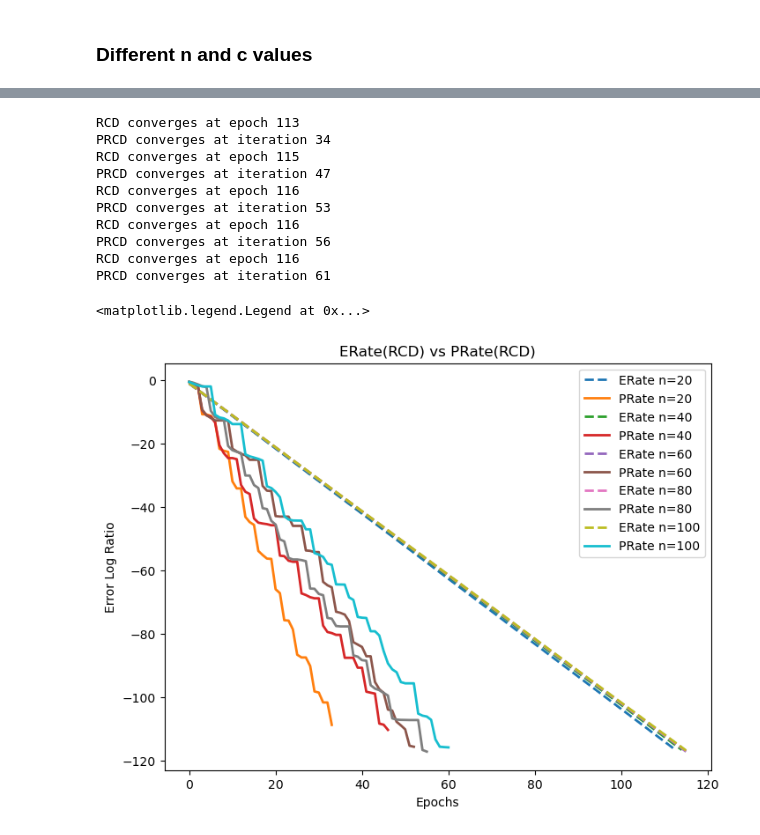
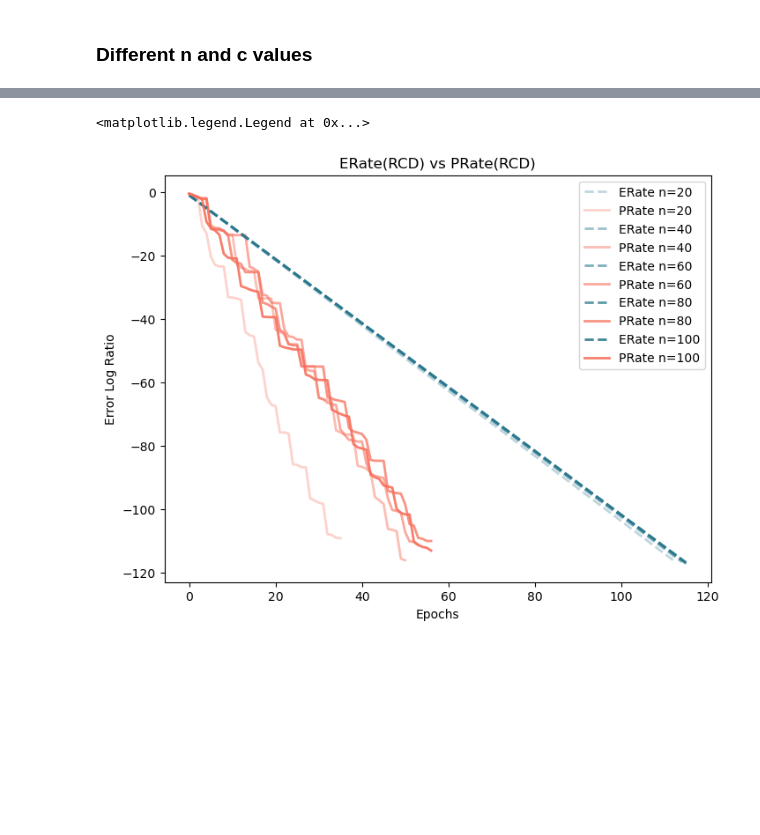
Before and after one commit to pinto2501/coordinate_descent, a Jupyter notebook: cbcd.ipynb, the cells around one changed output, grey strips where cells are left out. Drawn from its saved outputs; the diff is of its cells as text; code cells hidden in the pictures; blank space fills up the shorter version.

```diff
--- a/cbcd.ipynb
+++ b/cbcd.ipynb
@@ -6,6 +8,6 @@ import random
 # Initialization
 # %%
 EPOCHS = 5000
-n = 200
+n = 20
 c = 0.01
 # %%
@@ -217,10 +240,10 @@ for c in c_vals:
     shade = 0.30 + 0.60 * norm(c)
 
     ax.plot(np.arange(len(rcd_errors)), rcd_errors,
-            label=f"ERate c={c}", color=viridis_cmap(shade),
+            label=f"ERate c={c}", color=viridis_cmap(0.4), alpha=shade,
             linestyle="dashed", linewidth=2)
     ax.plot(np.arange(len(prcd_errors)), prcd_errors,
-            label=f"PRate c={c}", color=magma_cmap(shade),
+            label=f"PRate c={c}", color=magma_cmap(0.7), alpha=shade,
             linewidth=2)
 
 ax.set_xlabel("Epochs")
@@ -243,33 +256,26 @@ PRCD converges at iteration 51
 # %%
 fig, ax = plt.subplots(figsize=(8, 6))
 
 dimensions = [20, 40, 60, 80, 100]
+dim_norm = Normalize(vmin=min(dimensions), vmax=max(dimensions))
 
 for dim in dimensions:
     rcd_errors = run_rcd(EPOCHS, dim, c)
     prcd_errors = run_prcd(EPOCHS, dim, c)
 
+    shade = 0.30 + 0.60 * dim_norm(dim)
+
     ax.plot(np.arange(len(rcd_errors)), rcd_errors,
-            label=f"ERate n={dim}",
+            label=f"ERate n={dim}", color=viridis_cmap(0.4), alpha=shade,
             linestyle="dashed", linewidth=2)
     ax.plot(np.arange(len(prcd_errors)), prcd_errors,
-            label=f"PRate n={dim}",
+            label=f"PRate n={dim}", color=magma_cmap(0.7), alpha=shade,
             linewidth=2)
 
 ax.set_xlabel("Epochs")
 ax.set_ylabel("Error Log Ratio")
 ax.set_title("ERate(RCD) vs PRate(RCD)")
 ax.legend()
 # %% [output]
-RCD converges at epoch 113
-PRCD converges at iteration 34
-RCD converges at epoch 115
-PRCD converges at iteration 47
-RCD converges at epoch 116
-PRCD converges at iteration 53
-RCD converges at epoch 116
-PRCD converges at iteration 56
-RCD converges at epoch 116
-PRCD converges at iteration 61
+<matplotlib.legend.Legend at 0x...>
-<matplotlib.legend.Legend at 0x...>
-[figure, old version]
+[figure, new version]
```
Also changed, not shown: parts of 9 cells of this notebook, 19 other files.
